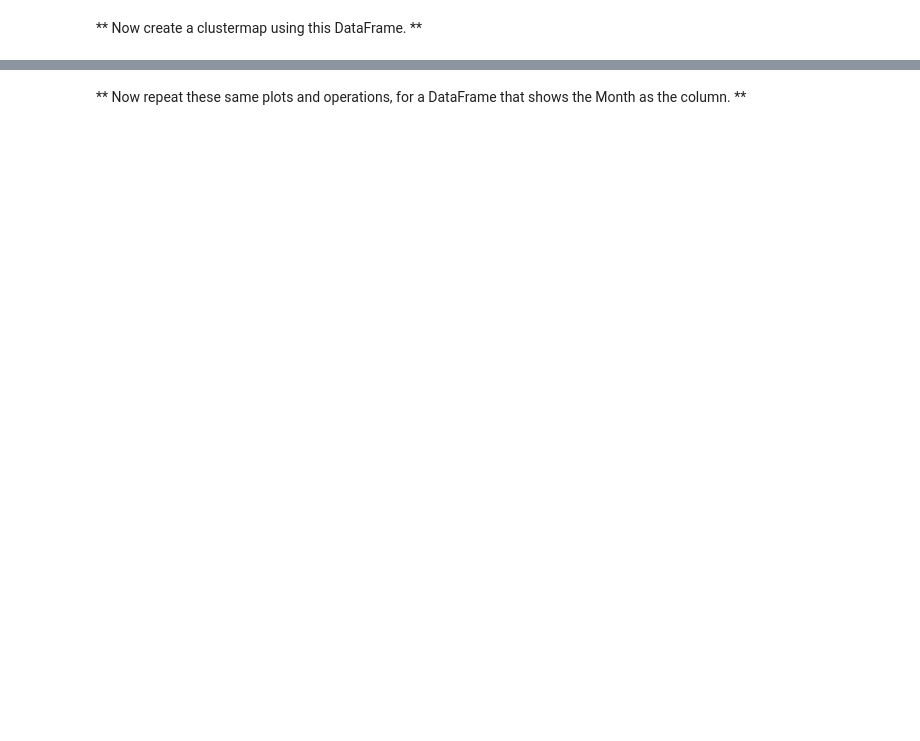
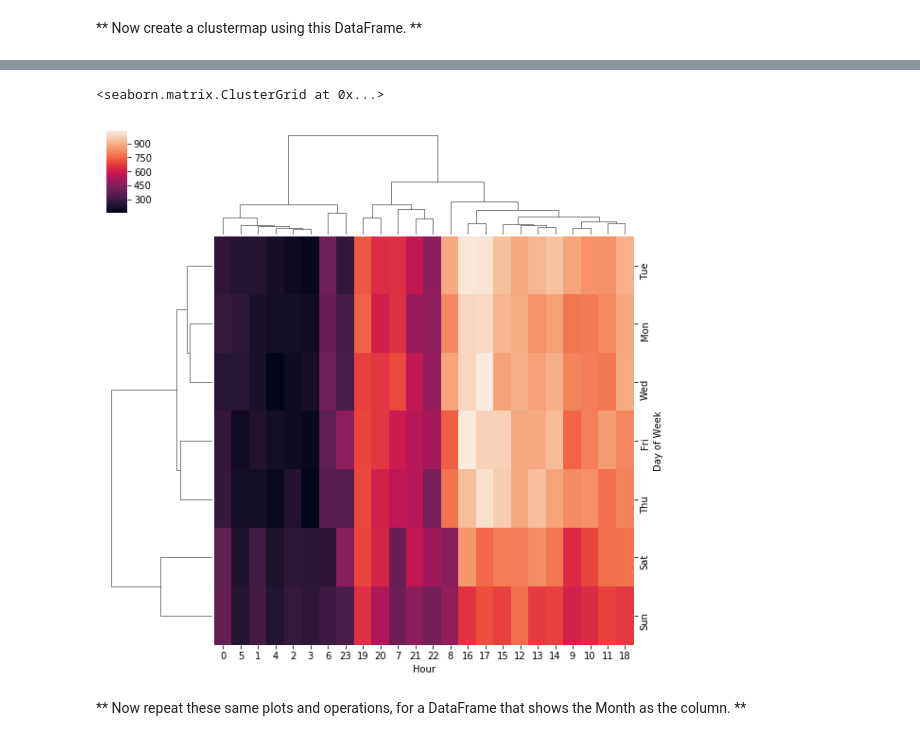
Before and after one commit to handsome005/Data-Science-Bootcamp, a Jupyter notebook: Data-Capstone-Projects/911 Calls Data Capstone Project .ipynb, the cells around one changed output, grey strips where cells are left out. Cells and saved outputs as stored; diff of their text form; code cells hidden in the pictures; blank space fills up the shorter version.

```diff
--- a/Data-Capstone-Projects/911 Calls Data Capstone Project .ipynb
+++ b/Data-Capstone-Projects/911 Calls Data Capstone Project .ipynb
@@ -281,2 +281,7 @@ df.pivot_table(values='passengers',index='month',columns='year')
+# %%
+sns.clustermap(dow_h)
+# %% [output]
+<seaborn.matrix.ClusterGrid at 0x...>
+[figure, added]
 # %% [markdown]
 ** Now repeat these same plots and operations, for a DataFrame that shows the Month as the column. **
```
Also changed, not shown: parts of 13 cells of this notebook.
